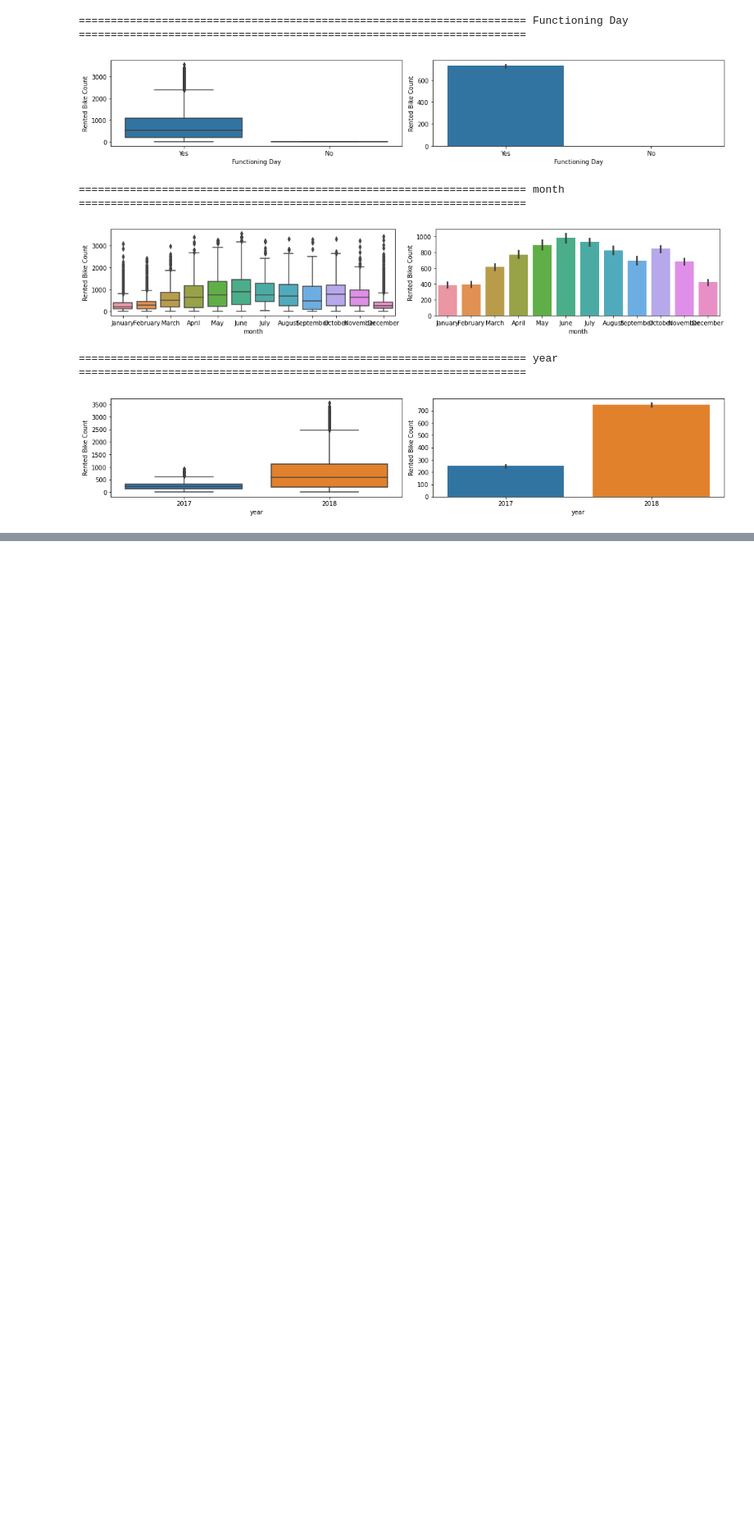
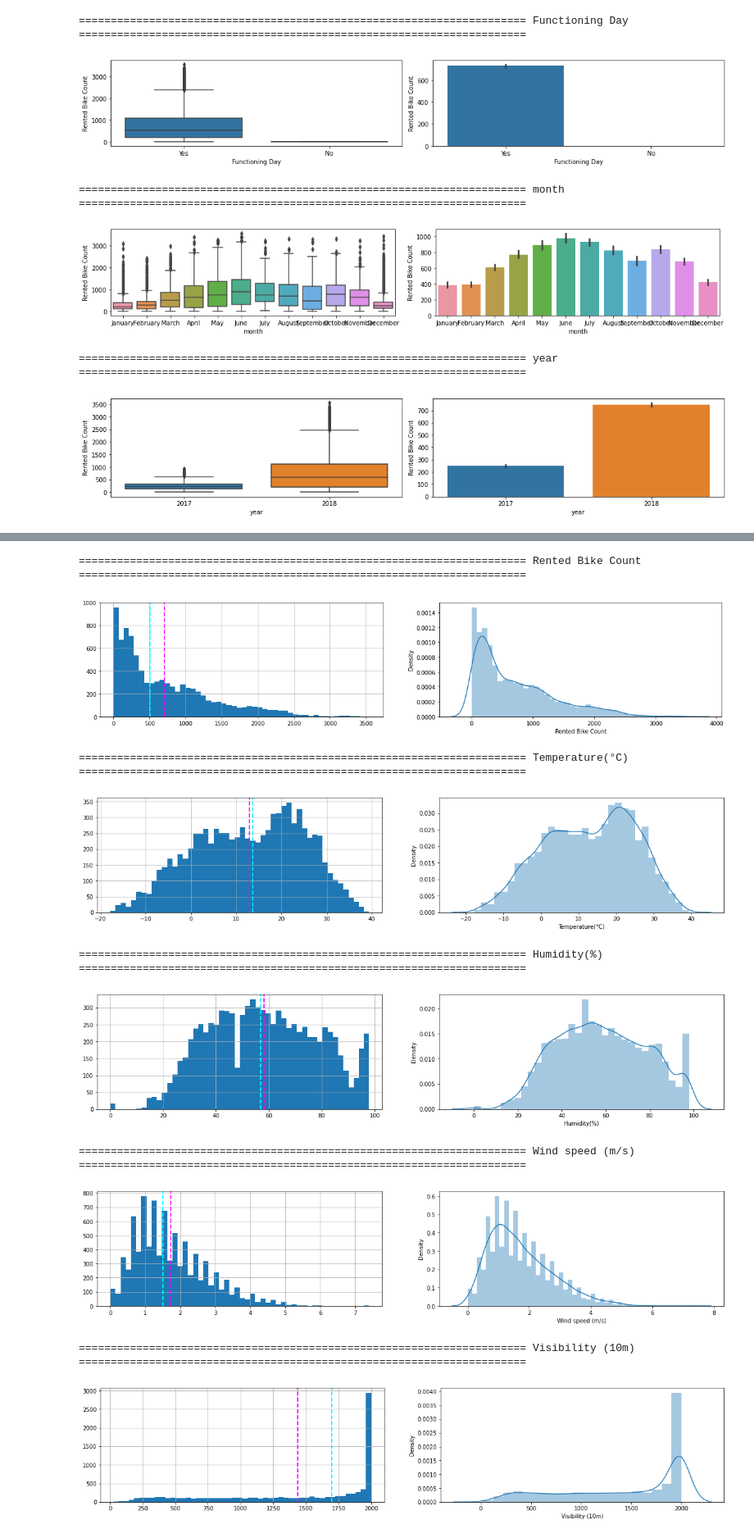
Before and after one commit to fathimajafir/Seoul-Bike-Sharing-Demand-Prediction, a Jupyter notebook: Copy_of_Bike_Sharing_Demand_Prediction_Capstone_Project.ipynb, the cells around one changed output, grey strips where cells are left out. Shown at 82% size. Drawn from its saved outputs; the diff is of its cells as text; code cells hidden in the pictures; blank space fills up the shorter version.

```diff
--- a/Copy_of_Bike_Sharing_Demand_Prediction_Capstone_Project.ipynb
+++ b/Copy_of_Bike_Sharing_Demand_Prediction_Capstone_Project.ipynb
@@ -329,0 +356,32 @@ for i in categorical_features.columns:
+# %%
+#plotting histogram with mean and median, and distplot of all the numeric features of the dataset
+n=1
+for i in numeric_features.columns:
+  plt.figure(figsize=(20,40))
+  plt.subplot(9,2,n)
+  n+=1
+  print('\n')
+  print('='*70,i,'='*70)
+  print('\n')
+  # fig=plt.figure()
+  # ax=fig.gca()
+  feature=df[i]
+  feature.hist(bins=50,)
+  plt.axvline(feature.mean(), color='magenta', linestyle='dashed', linewidth=2)
+  plt.axvline(feature.median(), color='cyan', linestyle='dashed', linewidth=2)
+  plt.subplot(9,2,n)
+  n+= 1
+  sns.distplot(df[i])
+  # plt.tight_layout()
+  plt.show()
+# %% [output]
+====================================================================== Rented Bike Count ======================================================================
+[figure, added]
+====================================================================== Temperature(°C) ======================================================================
+[figure, added]
+====================================================================== Humidity(%) ======================================================================
+[figure, added]
+====================================================================== Wind speed (m/s) ======================================================================
+[figure, added]
+====================================================================== Visibility (10m) ======================================================================
+[figure, added]
```
Also changed, not shown: parts of 41 cells of this notebook.
